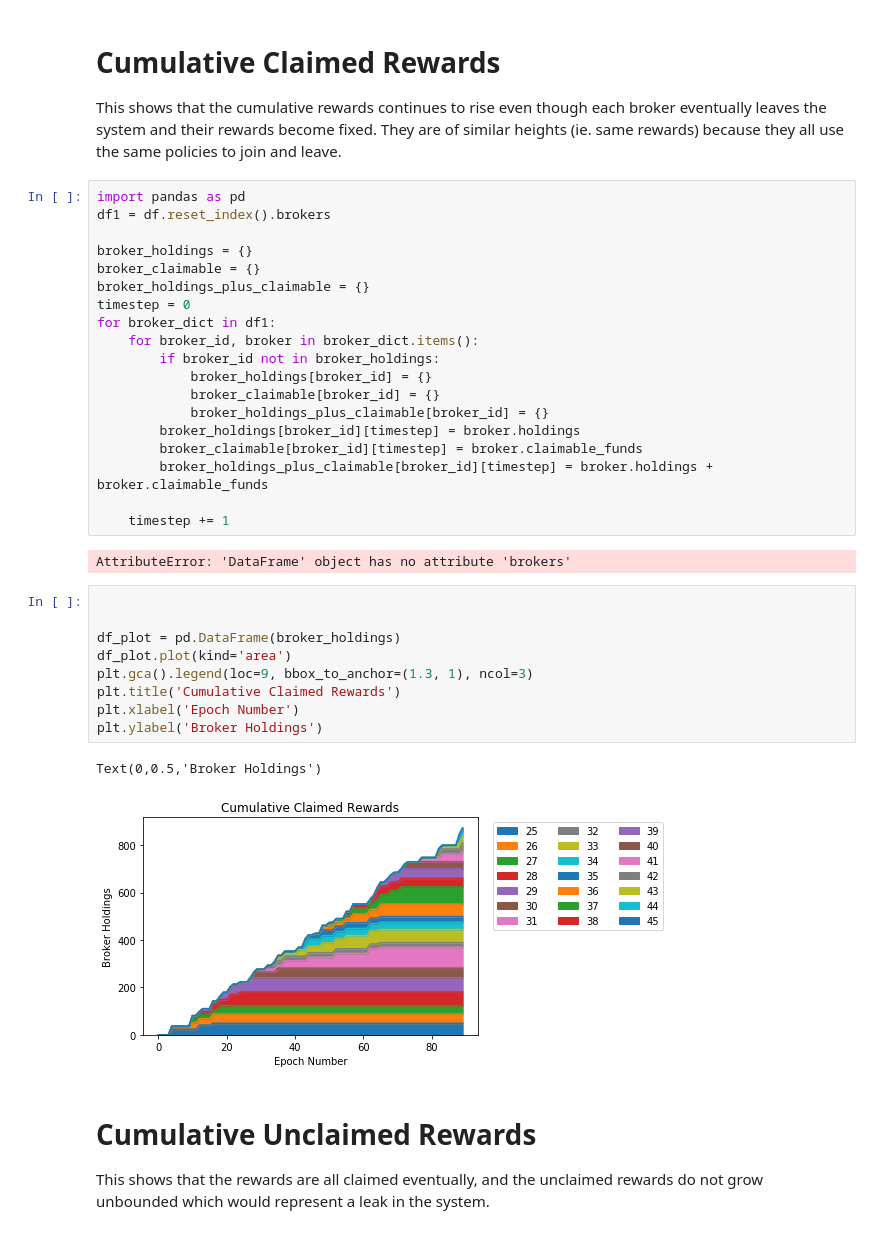
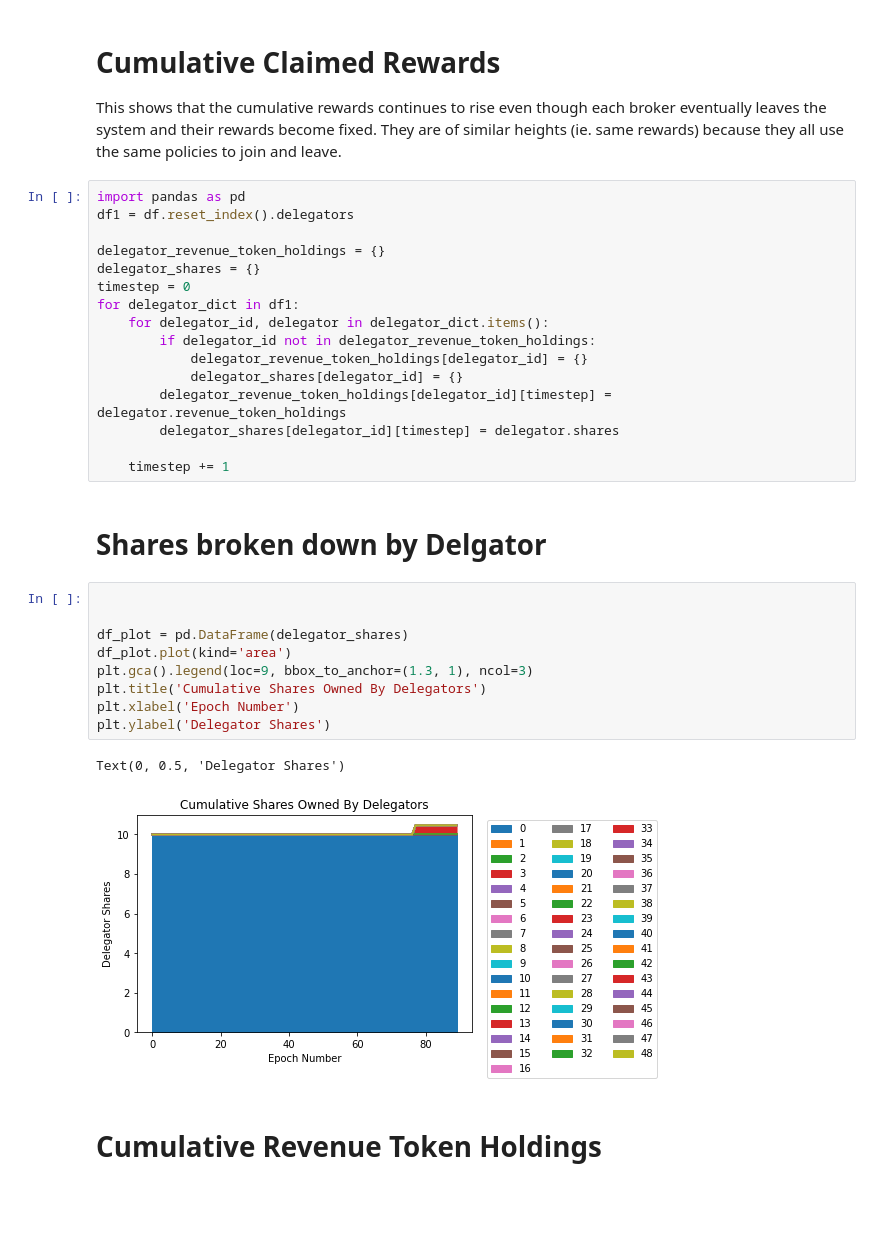
Before and after one commit to BlockScience/TheGraph, a Jupyter notebook: experiment.ipynb, the cells around one changed output. Cells and saved outputs as stored; diff of their text form; blank space fills up the shorter version.

```diff
--- a/experiment.ipynb
+++ b/experiment.ipynb
@@ -30,39 +30,34 @@ buy_or_sell: DELEGTOR 0 -- private_price=1.5450299278514477, spot_price=2.207185
 This shows that the cumulative rewards continues to rise even though each broker eventually leaves the system and their rewards become fixed.  They are of similar heights (ie. same rewards) because they all use the same policies to join and leave.
 # %%
 import pandas as pd
-df1 = df.reset_index().brokers
+df1 = df.reset_index().delegators
 
-broker_holdings = {}
-broker_claimable = {}
-broker_holdings_plus_claimable = {}
+delegator_revenue_token_holdings = {}
+delegator_shares = {}
 timestep = 0
-for broker_dict in df1:
-    for broker_id, broker in broker_dict.items():
-        if broker_id not in broker_holdings:
-            broker_holdings[broker_id] = {}
-            broker_claimable[broker_id] = {}
-            broker_holdings_plus_claimable[broker_id] = {}
-        broker_holdings[broker_id][timestep] = broker.holdings
-        broker_claimable[broker_id][timestep] = broker.claimable_funds
-        broker_holdings_plus_claimable[broker_id][timestep] = broker.holdings + broker.claimable_funds
+for delegator_dict in df1:
+    for delegator_id, delegator in delegator_dict.items():
+        if delegator_id not in delegator_revenue_token_holdings:
+            delegator_revenue_token_holdings[delegator_id] = {}
+            delegator_shares[delegator_id] = {}
+        delegator_revenue_token_holdings[delegator_id][timestep] = delegator.revenue_token_holdings
+        delegator_shares[delegator_id][timestep] = delegator.shares
 
     timestep += 1
-# %% [output]
-AttributeError: 'DataFrame' object has no attribute 'brokers'
+# %% [markdown]
+# Shares broken down by Delgator
 # %%
 
 
-df_plot = pd.DataFrame(broker_holdings)
+df_plot = pd.DataFrame(delegator_shares)
 df_plot.plot(kind='area')
 plt.gca().legend(loc=9, bbox_to_anchor=(1.3, 1), ncol=3)
-plt.title('Cumulative Claimed Rewards')
+plt.title('Cumulative Shares Owned By Delegators')
 plt.xlabel('Epoch Number')
-plt.ylabel('Broker Holdings')
+plt.ylabel('Delegator Shares')
 # %% [output]
-Text(0,0.5,'Broker Holdings')
+Text(0, 0.5, 'Delegator Shares')
-[figure, old version]
+[figure, new version]
-# %% [markdown]
-# Cumulative Unclaimed Rewards
-
-This shows that the rewards are all claimed eventually, and the unclaimed rewards do not grow unbounded which would represent a leak in the system.
+# %% [markdown]
+# Cumulative Revenue Token Holdings
 # %%
```
Also changed, not shown: parts of 14 cells of this notebook.
